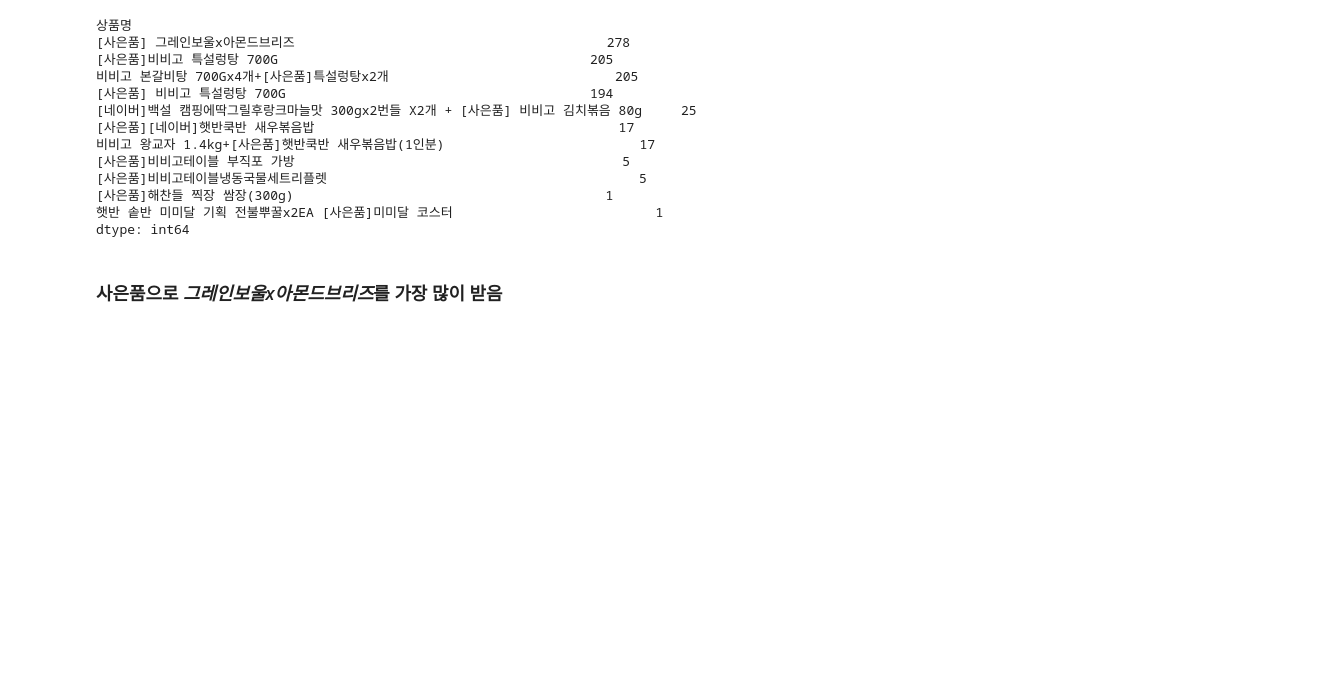
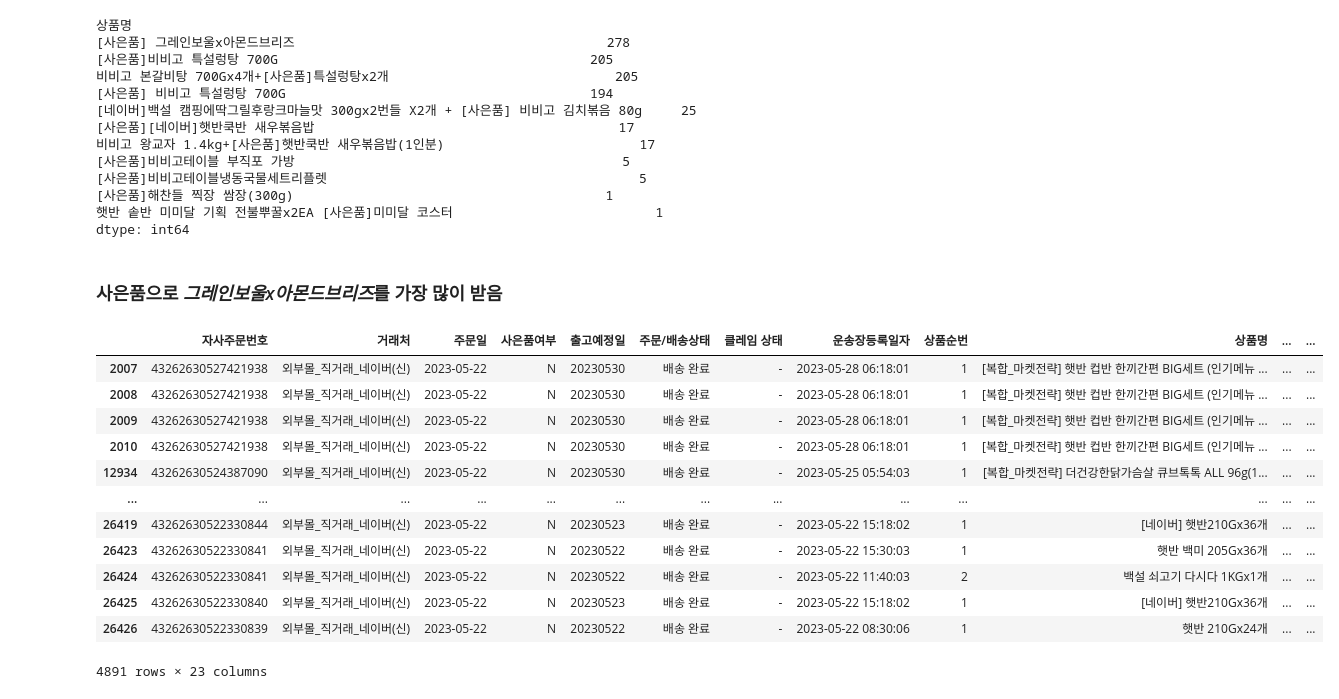
Before and after one commit to ha-es/doit_python, a Jupyter notebook: BDA/내부공모전/naver.ipynb, the cells around one changed output. Drawn from its saved outputs; the diff is of its cells as text; code cells hidden in the pictures; blank space fills up the shorter version.

```diff
--- a/BDA/내부공모전/naver.ipynb
+++ b/BDA/내부공모전/naver.ipynb
@@ -177,3 +158,5 @@ df0
+# %%
+df = merged_df.copy()
 # %%
 import seaborn as sns
 import matplotlib.pyplot as plt
@@ -539,3 +522,20 @@ result.groupby('상품명').size().sort_values(ascending=False)
 dtype: int64
 # %% [markdown]
 ### 사은품으로 *그레인보울x아몬드브리즈*를 가장 많이 받음
+# %%
+a = df.query('주문일 == "2023-05-22"')
+a
+# %% [output]
+|  | 자사주문번호 | 거래처 | 주문일 | 사은품여부 | 출고예정일 | 주문/배송상태 | 클레임 상태 | 운송장등록일자 | 상품순번 | 상품명 | ... | ... |
+| 2007 | 43262630527421938 | 외부몰_직거래_네이버(신) | 2023-05-22 | N | 20230530 | 배송 완료 | - | 2023-05-28 06:18:01 | 1 | [복합_마켓전략] 햇반 컵반 한끼간편 BIG세트 (인기메뉴 ... | ... | ... |
+| 2008 | 43262630527421938 | 외부몰_직거래_네이버(신) | 2023-05-22 | N | 20230530 | 배송 완료 | - | 2023-05-28 06:18:01 | 1 | [복합_마켓전략] 햇반 컵반 한끼간편 BIG세트 (인기메뉴 ... | ... | ... |
+| 2009 | 43262630527421938 | 외부몰_직거래_네이버(신) | 2023-05-22 | N | 20230530 | 배송 완료 | - | 2023-05-28 06:18:01 | 1 | [복합_마켓전략] 햇반 컵반 한끼간편 BIG세트 (인기메뉴 ... | ... | ... |
+| 2010 | 43262630527421938 | 외부몰_직거래_네이버(신) | 2023-05-22 | N | 20230530 | 배송 완료 | - | 2023-05-28 06:18:01 | 1 | [복합_마켓전략] 햇반 컵반 한끼간편 BIG세트 (인기메뉴 ... | ... | ... |
+| 12934 | 43262630524387090 | 외부몰_직거래_네이버(신) | 2023-05-22 | N | 20230530 | 배송 완료 | - | 2023-05-25 05:54:03 | 1 | [복합_마켓전략] 더건강한닭가슴살 큐브톡톡 ALL 96g(1... | ... | ... |
+| ... | ... | ... | ... | ... | ... | ... | ... | ... | ... | ... | ... | ... |
+| 26419 | 43262630522330844 | 외부몰_직거래_네이버(신) | 2023-05-22 | N | 20230523 | 배송 완료 | - | 2023-05-22 15:18:02 | 1 | [네이버] 햇반210Gx36개 | ... | ... |
+| 26423 | 43262630522330841 | 외부몰_직거래_네이버(신) | 2023-05-22 | N | 20230522 | 배송 완료 | - | 2023-05-22 15:30:03 | 1 | 햇반 백미 205Gx36개 | ... | ... |
+| 26424 | 43262630522330841 | 외부몰_직거래_네이버(신) | 2023-05-22 | N | 20230522 | 배송 완료 | - | 2023-05-22 11:40:03 | 2 | 백설 쇠고기 다시다 1KGx1개 | ... | ... |
+| 26425 | 43262630522330840 | 외부몰_직거래_네이버(신) | 2023-05-22 | N | 20230523 | 배송 완료 | - | 2023-05-22 15:18:02 | 1 | [네이버] 햇반210Gx36개 | ... | ... |
+| 26426 | 43262630522330839 | 외부몰_직거래_네이버(신) | 2023-05-22 | N | 20230522 | 배송 완료 | - | 2023-05-22 08:30:06 | 1 | 햇반 210Gx24개 | ... | ... |
+4891 rows × 23 columns
```
Also changed, not shown: parts of 5 cells of this notebook, 3 other files.
